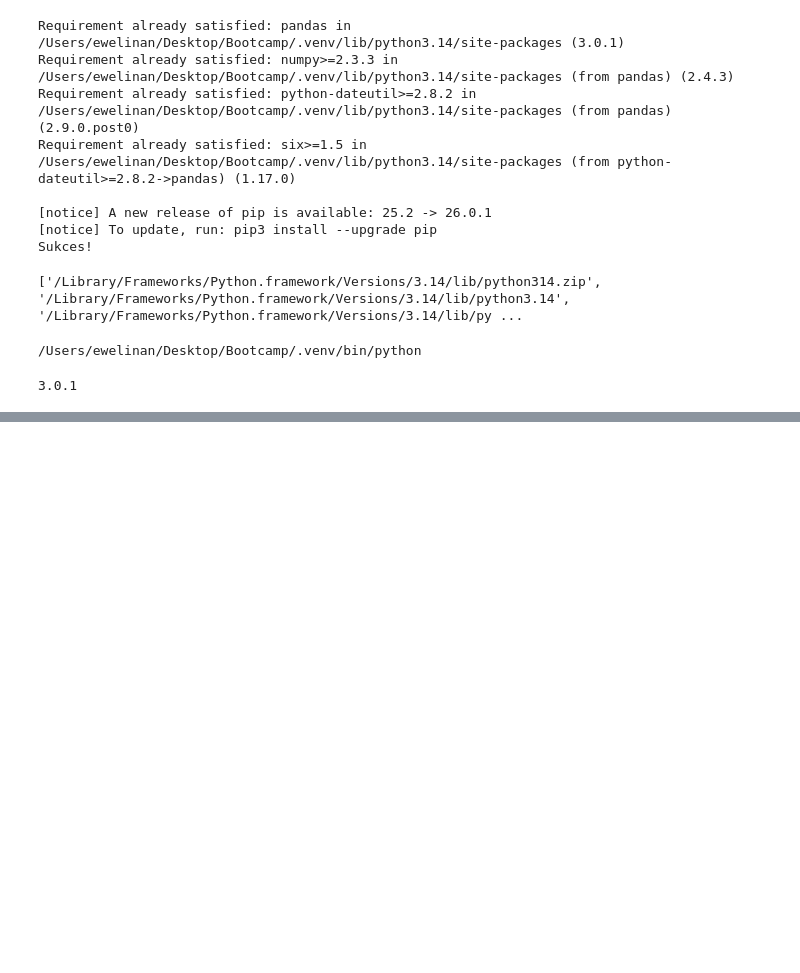
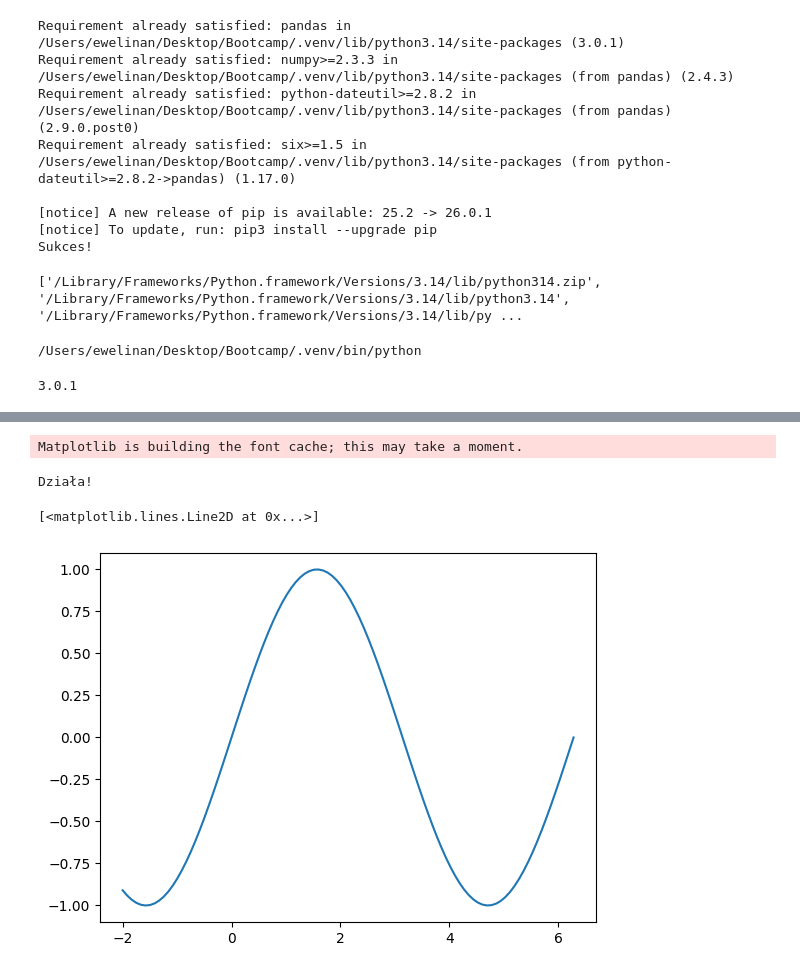
Before and after one commit to EwelinaNiewczas00/end-to-end-data-science, a Jupyter notebook: Python_DataCamp.ipynb, the cells around one changed output, grey strips where cells are left out. Saved outputs shown, nothing was run; the diff lists cells and outputs as text; code cells hidden in the pictures; blank space fills up the shorter version.

```diff
--- a/Python_DataCamp.ipynb
+++ b/Python_DataCamp.ipynb
@@ -731,0 +929,19 @@ df = pd.DataFrame({"a": [11, 21, 31], "b": [21, 22, 23]})
+# %%
+import matplotlib.pyplot as plt
+print("Działa!")
+# %% [output]
+Matplotlib is building the font cache; this may take a moment.
+Działa!
+# %%
+
+import numpy as np
+x=np.linspace(-2,2*np.pi,100)
+y=np.sin(x)
+
+import matplotlib.pyplot as plt
+
+%matplotlib inline
+plt.plot(x,y)
+# %% [output]
+[<matplotlib.lines.Line2D at 0x...>]
+[figure, added]
```
Also changed, not shown: parts of 21 cells of this notebook.
